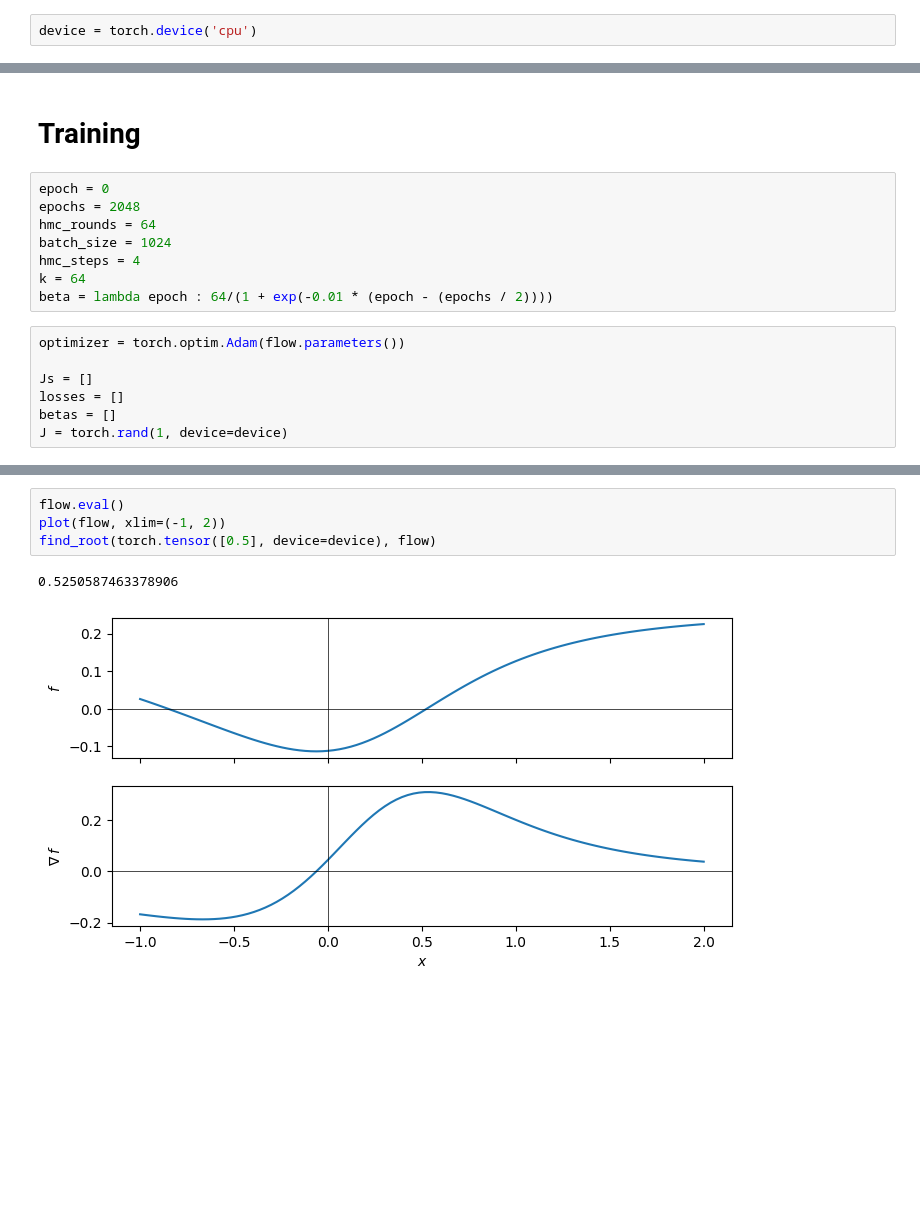
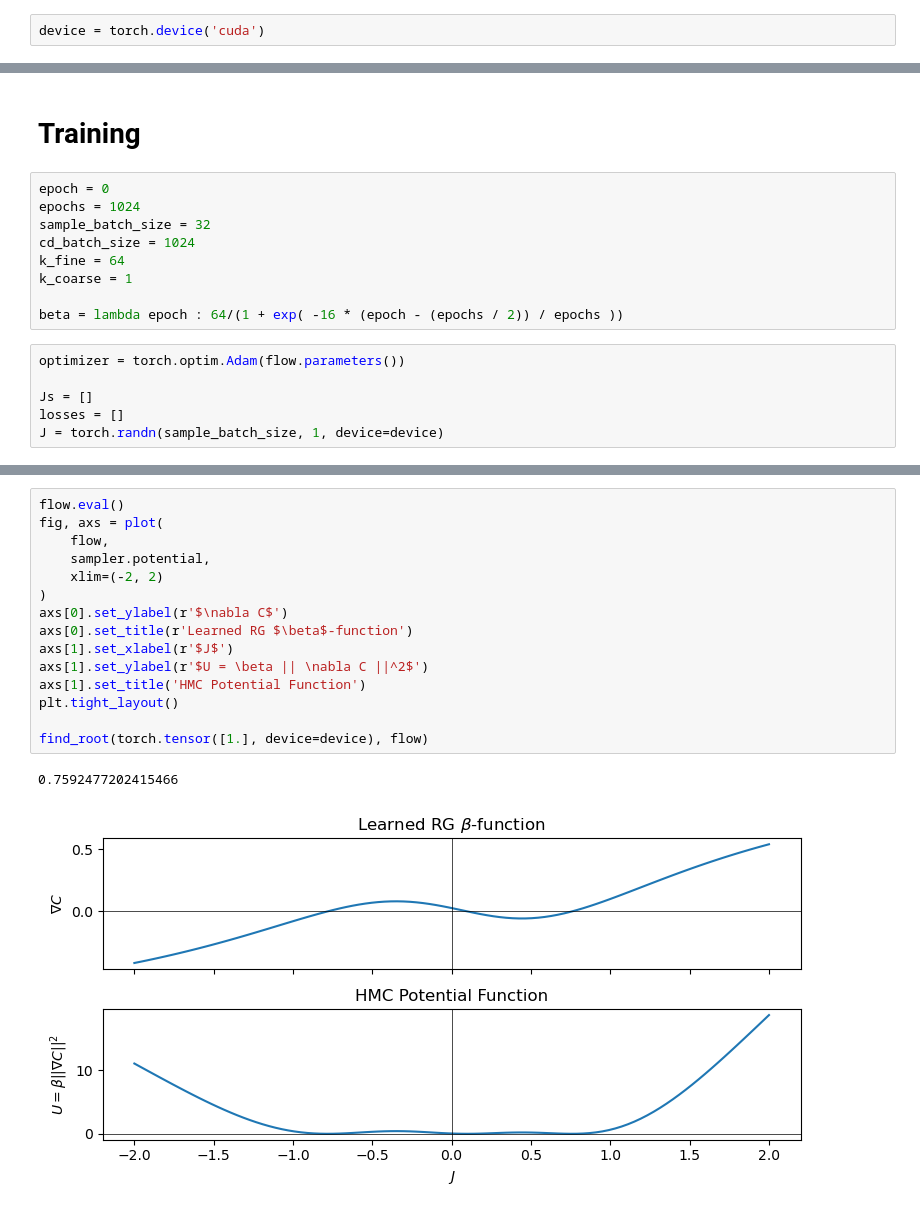
Before and after one commit to jshe2304/dlrg, a Jupyter notebook: train.ipynb, the cells around one changed output, grey strips where cells are left out. Cells and saved outputs as stored; diff of their text form; blank space fills up the shorter version.

```diff
--- a/train.ipynb
+++ b/train.ipynb
@@ -16,5 +16,5 @@ from utils.newton import find_root
 from utils.hmc import HMC
 from utils.grad import batch_grad, grad
 # %%
-device = torch.device('cpu')
+device = torch.device('cuda')
 # %%
@@ -65,19 +72,19 @@ plot(flow, (-4, 4))
 # Training
 # %%
 epoch = 0
-epochs = 2048
-hmc_rounds = 64
-batch_size = 1024
-hmc_steps = 4
-k = 64
-beta = lambda epoch : 64/(1 + exp(-0.01 * (epoch - (epochs / 2))))
+epochs = 1024
+sample_batch_size = 32
+cd_batch_size = 1024
+k_fine = 64
+k_coarse = 1
+
+beta = lambda epoch : 64/(1 + exp( -16 * (epoch - (epochs / 2)) / epochs ))
 # %%
 optimizer = torch.optim.Adam(flow.parameters())
 
 Js = []
 losses = []
-betas = []
-J = torch.rand(1, device=device)
+J = torch.randn(sample_batch_size, 1, device=device)
 # %%
 flow.train()
 for epoch in tqdm(range(epoch, epoch + epochs)):
@@ -116,7 +131,18 @@ Text(0, 0.5, '$J_{HMC}$')
 # %%
 flow.eval()
-plot(flow, xlim=(-1, 2))
-find_root(torch.tensor([0.5], device=device), flow)
+fig, axs = plot(
+    flow,
+    sampler.potential,
+    xlim=(-2, 2)
+)
+axs[0].set_ylabel(r'$\nabla C$')
+axs[0].set_title(r'Learned RG $\beta$-function')
+axs[1].set_xlabel(r'$J$')
+axs[1].set_ylabel(r'$U = \beta || \nabla C ||^2$')
+axs[1].set_title('HMC Potential Function')
+plt.tight_layout()
+
+find_root(torch.tensor([1.], device=device), flow)
 # %% [output]
-0.5250587463378906
+0.7592477202415466
-[figure, old version]
+[figure, new version]
```
Also changed, not shown: parts of 4 cells of this notebook, 7 other files.
